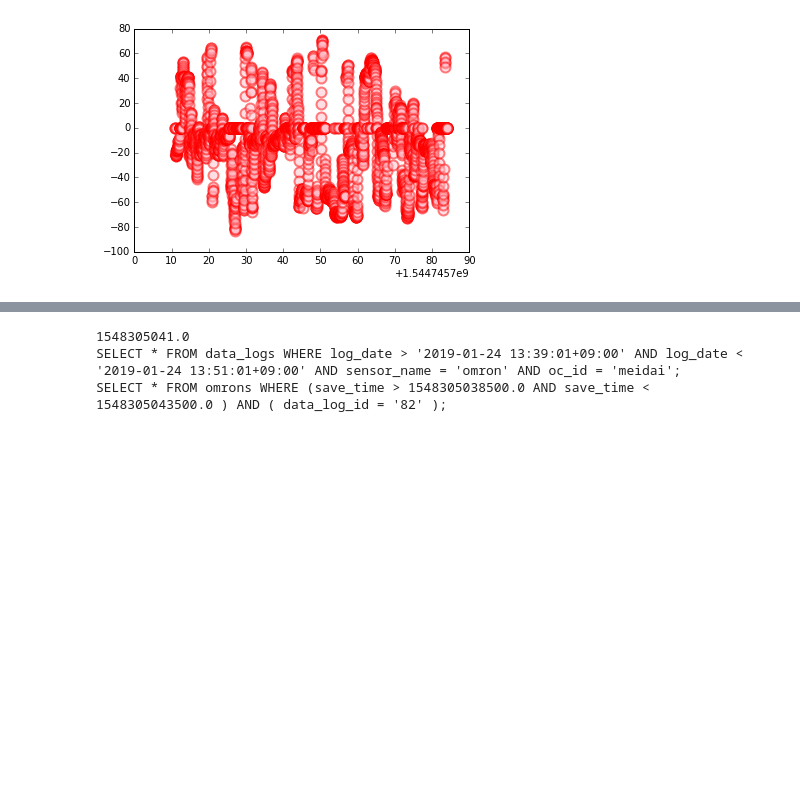
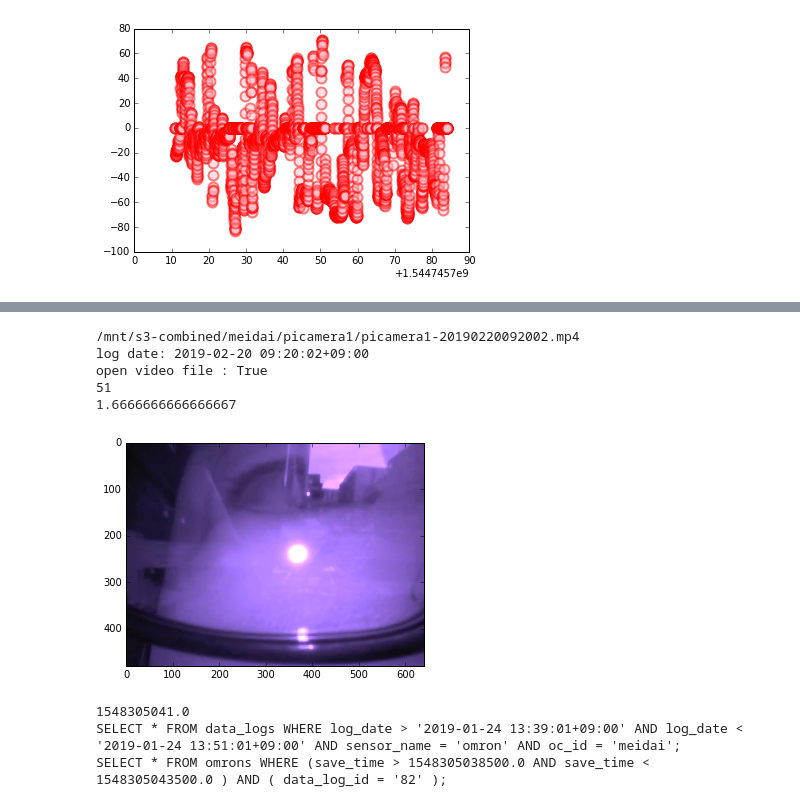
Before and after one commit to Harmoware/Harmoware-BIO2, a Jupyter notebook: vizEyetracking_example2.ipynb, the cells around one changed output, grey strips where cells are left out. Cells and saved outputs as stored; diff of their text form; code cells hidden in the pictures; blank space fills up the shorter version.

```diff
--- a/vizEyetracking_example2.ipynb
+++ b/vizEyetracking_example2.ipynb
@@ -135,3 +135,34 @@ else:
+# %%
+videoEye = video.get_VideoCapture(tripLists,9)
+
+#view image
+import matplotlib.pyplot as plt
+from scipy import ndimage
+
+video.set_FrameCount( videoEye, 50 )
+ret, frame = video.read( videoEye )
+# Capture frame-by-frame
+#for i in range(0,10000):
+#    ret, frame = video.read( videoCaps[0] )
+
+if( ret == True ):
+    print( video.get_FrameCount( videoEye ))
+    print( (video.get_FrameCount( videoEye )-1)/video.get_FPS(videoEye) )
+    # Display the resulting frame
+    plt.imshow(frame)
+    plt.show()
+
+    #Nexus 6P (6.17mm sensor, 4.67mm) 66.9°37.2%
+    #Nexus 6P 79deg
+else:
+    print("Reading is fail or end of video")
+# %% [output]
+/mnt/s3-combined/meidai/picamera1/picamera1-20190220092002.mp4
+log date: 2019-02-20 09:20:02+09:00
+open video file : True
+51
+1.6666666666666667
+[figure, added]
 # %%
 #Visible eye tracking on front view image 1. get data
 #get current image time stamp ( sec )
```
Also changed, not shown: parts of 4 cells of this notebook, 6 other files.
